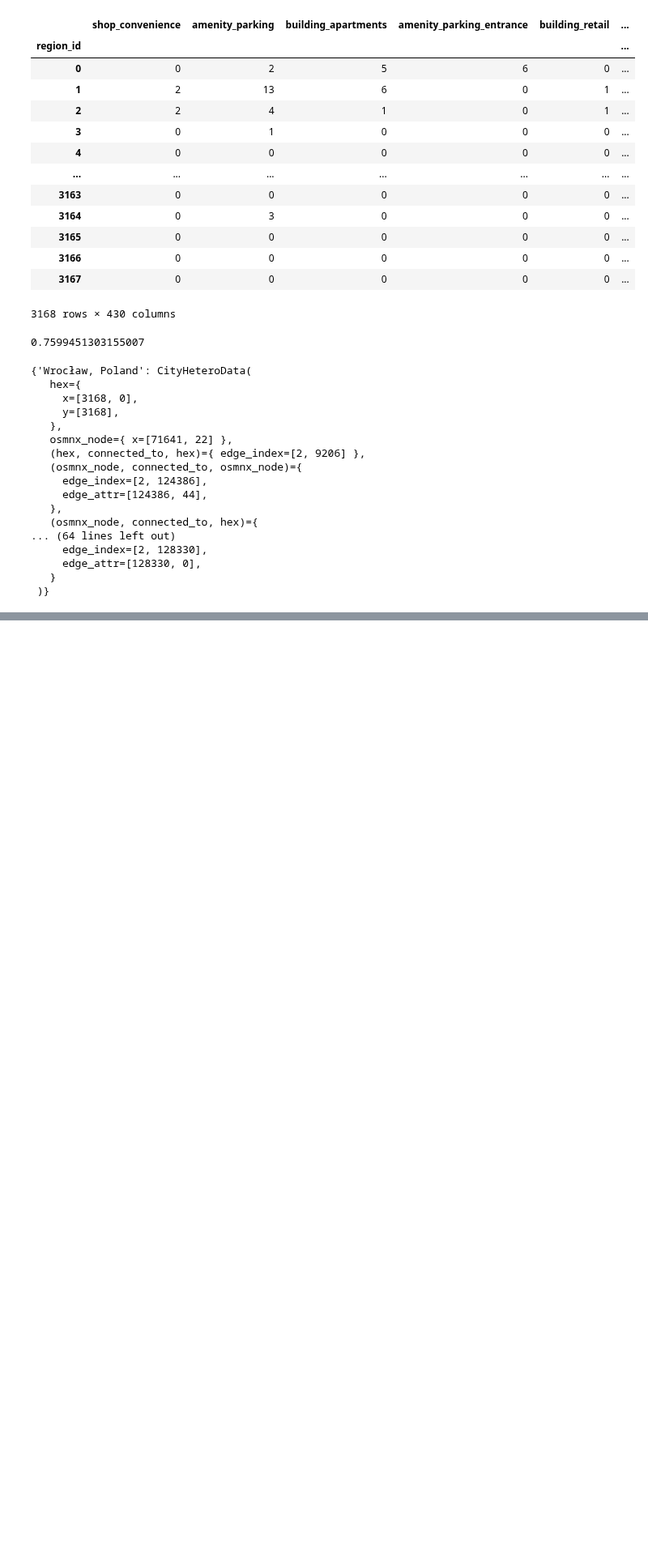
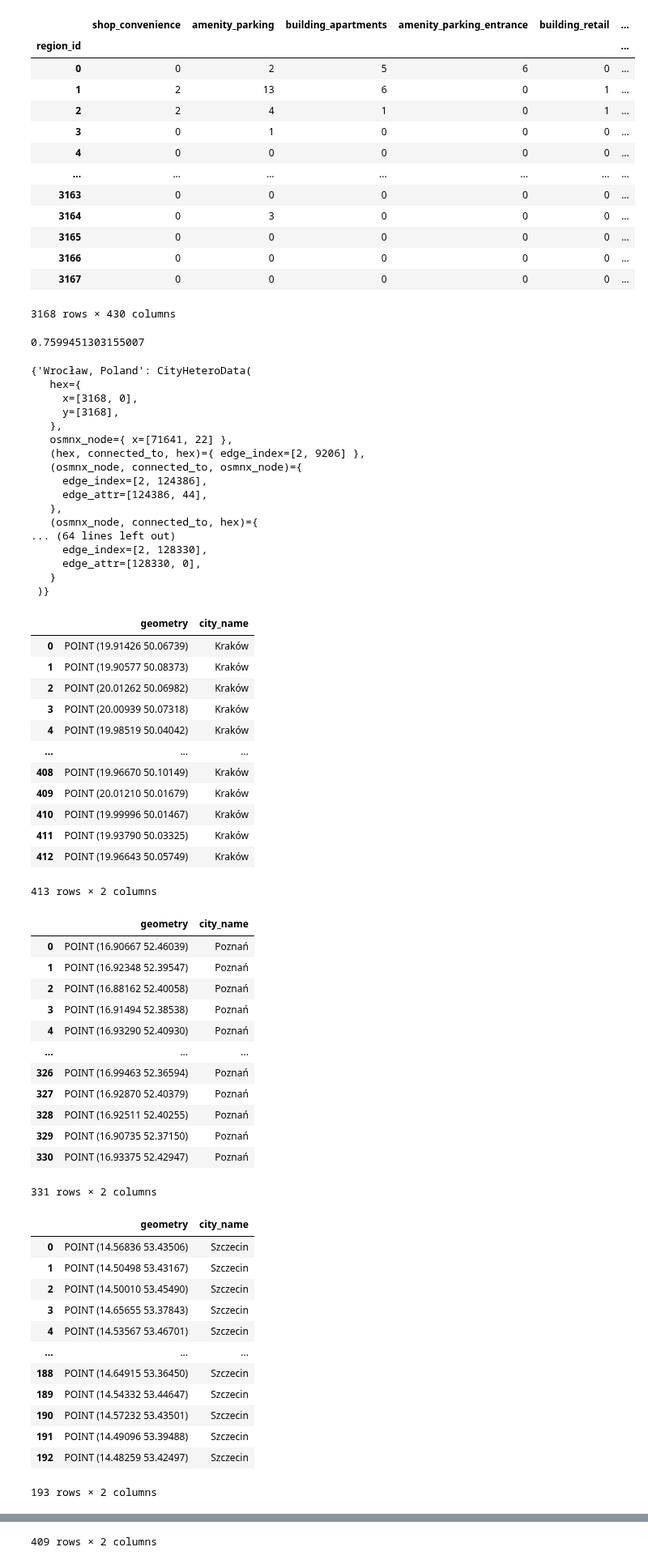
Before and after one commit to StaszekM/gradient, a Jupyter notebook: notebooks/best_models_test.ipynb, the cells around one changed output, grey strips where cells are left out. Shown at 81% size. Saved outputs shown, nothing was run; the diff lists cells and outputs as text; code cells hidden in the pictures; blank space fills up the shorter version.

```diff
--- a/notebooks/best_models_test.ipynb
+++ b/notebooks/best_models_test.ipynb
@@ -217,3 +217,56 @@ data1
      edge_attr=[128330, 0],
    }
  )}
+# %%
+from shapely import wkt
+zabka_loc = gpd.GeoDataFrame(columns=['city_name', 'geometry'])
+
+path = "../data/downstream_tasks/zabka_shops/"
+for City, city in [('Kraków', 'krakow'), ('Poznań', 'poznan'), ('Szczecin', 'szczecin'), ('Wrocław', 'wroclaw'), ('Warszawa', 'warszawa')]:
+    gdf = pd.read_csv(f"{path}zabka_data_{city}.csv")
+    gdf['geometry'] = gdf['geometry'].apply(wkt.loads)
+    temp_gdf = gpd.GeoDataFrame(gdf['geometry'], geometry='geometry')
+    temp_gdf['city_name'] = City
+    # data[City]['X'] = data[City]['X'].join(df_region_id).rename(columns={'region_id': 'hex_id'})
+    display(temp_gdf)
+    zabka_loc = pd.concat([zabka_loc, temp_gdf], ignore_index=True)
+# %% [output]
+|  | geometry | city_name |
+| 0 | POINT (19.91426 50.06739) | Kraków |
+| 1 | POINT (19.90577 50.08373) | Kraków |
+| 2 | POINT (20.01262 50.06982) | Kraków |
+| 3 | POINT (20.00939 50.07318) | Kraków |
+| 4 | POINT (19.98519 50.04042) | Kraków |
+| ... | ... | ... |
+| 408 | POINT (19.96670 50.10149) | Kraków |
+| 409 | POINT (20.01210 50.01679) | Kraków |
+| 410 | POINT (19.99996 50.01467) | Kraków |
+| 411 | POINT (19.93790 50.03325) | Kraków |
+| 412 | POINT (19.96643 50.05749) | Kraków |
+413 rows × 2 columns
+|  | geometry | city_name |
+| 0 | POINT (16.90667 52.46039) | Poznań |
+| 1 | POINT (16.92348 52.39547) | Poznań |
+| 2 | POINT (16.88162 52.40058) | Poznań |
+| 3 | POINT (16.91494 52.38538) | Poznań |
+| 4 | POINT (16.93290 52.40930) | Poznań |
+| ... | ... | ... |
+| 326 | POINT (16.99463 52.36594) | Poznań |
+| 327 | POINT (16.92870 52.40379) | Poznań |
+| 328 | POINT (16.92511 52.40255) | Poznań |
+| 329 | POINT (16.90735 52.37150) | Poznań |
+| 330 | POINT (16.93375 52.42947) | Poznań |
+331 rows × 2 columns
+|  | geometry | city_name |
+| 0 | POINT (14.56836 53.43506) | Szczecin |
+| 1 | POINT (14.50498 53.43167) | Szczecin |
+| 2 | POINT (14.50010 53.45490) | Szczecin |
+| 3 | POINT (14.65655 53.37843) | Szczecin |
+| 4 | POINT (14.53567 53.46701) | Szczecin |
+| ... | ... | ... |
+| 188 | POINT (14.64915 53.36450) | Szczecin |
+| 189 | POINT (14.54332 53.44647) | Szczecin |
+| 190 | POINT (14.57232 53.43501) | Szczecin |
+| 191 | POINT (14.49096 53.39488) | Szczecin |
+| 192 | POINT (14.48259 53.42497) | Szczecin |
+193 rows × 2 columns
@@ -219,0 +285 @@ data1
+409 rows × 2 columns
```
Also changed, not shown: parts of 10 cells of this notebook, 3 other files.
